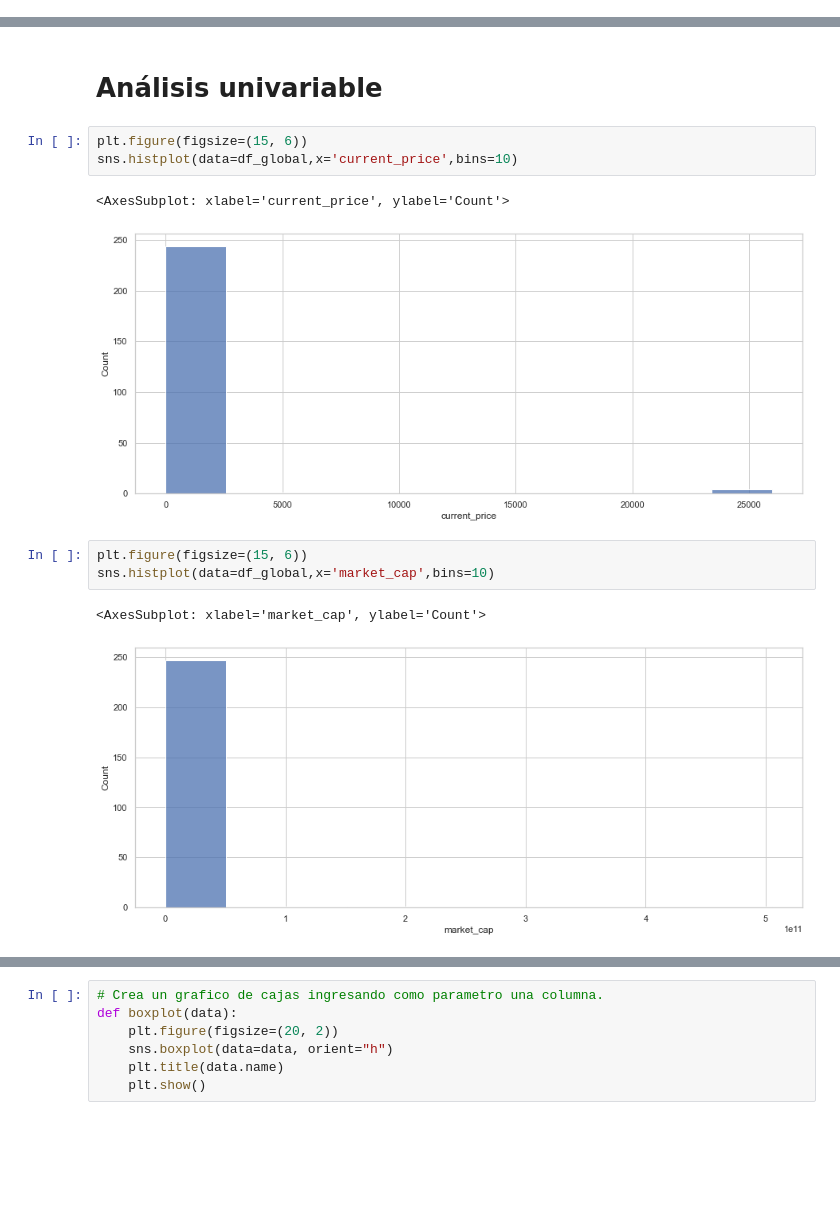
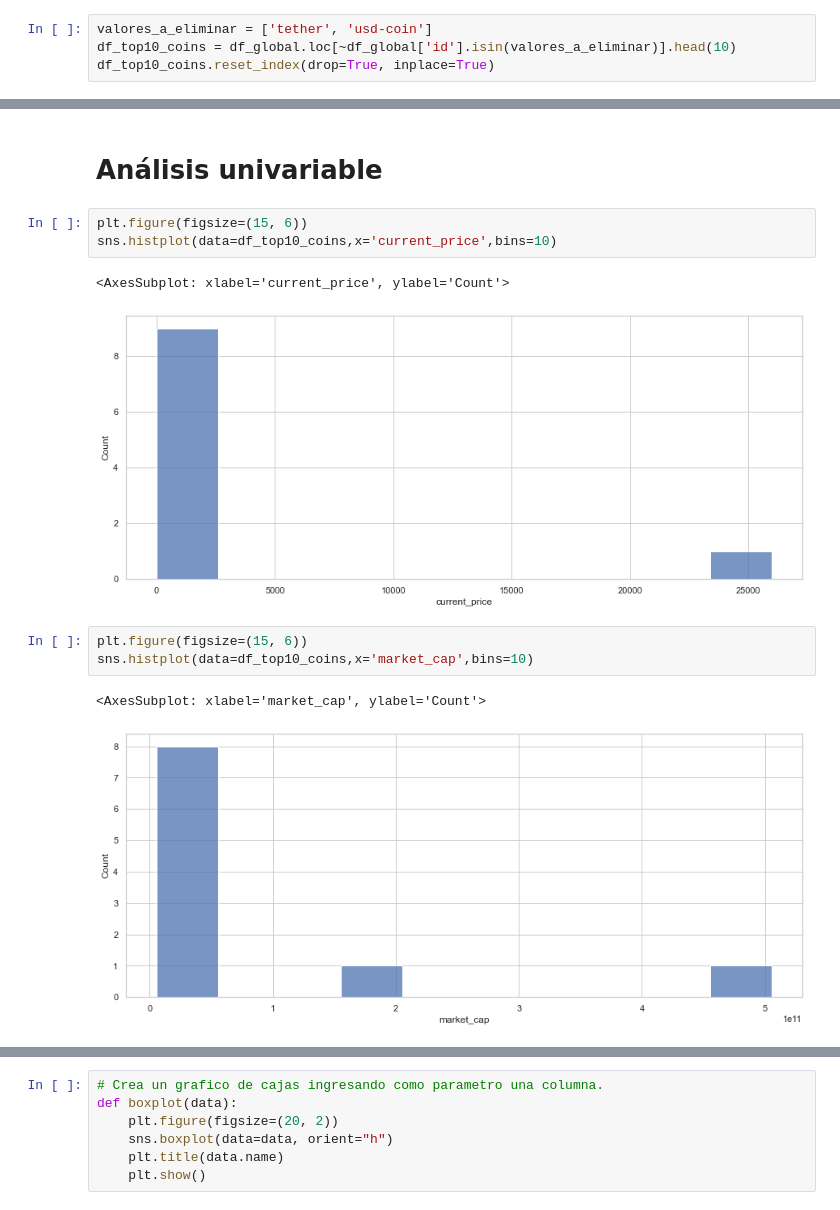
Before and after one commit to Galo0000/Analitics_Proyect_Cryptocurrency, a Jupyter notebook: EDA.ipynb, the cells around one changed output, grey strips where cells are left out. Saved outputs shown, nothing was run; the diff lists cells and outputs as text; blank space fills up the shorter version.

```diff
--- a/EDA.ipynb
+++ b/EDA.ipynb
@@ -204,0 +179,4 @@ df_global.head(10)
+# %%
+valores_a_eliminar = ['tether', 'usd-coin']
+df_top10_coins = df_global.loc[~df_global['id'].isin(valores_a_eliminar)].head(10)
+df_top10_coins.reset_index(drop=True, inplace=True)
@@ -206,15 +221,15 @@ df_global.head(10)
 # Análisis univariable
 # %%
 plt.figure(figsize=(15, 6))
-sns.histplot(data=df_global,x='current_price',bins=10)
+sns.histplot(data=df_top10_coins,x='current_price',bins=10)
 # %% [output]
 <AxesSubplot: xlabel='current_price', ylabel='Count'>
-[figure, old version]
+[figure, new version]
 # %%
 plt.figure(figsize=(15, 6))
-sns.histplot(data=df_global,x='market_cap',bins=10)
+sns.histplot(data=df_top10_coins,x='market_cap',bins=10)
 # %% [output]
 <AxesSubplot: xlabel='market_cap', ylabel='Count'>
-[figure, old version]
+[figure, new version]
 # %%
 plt.figure(figsize=(15, 6))
```
Also changed, not shown: parts of 14 cells of this notebook.
